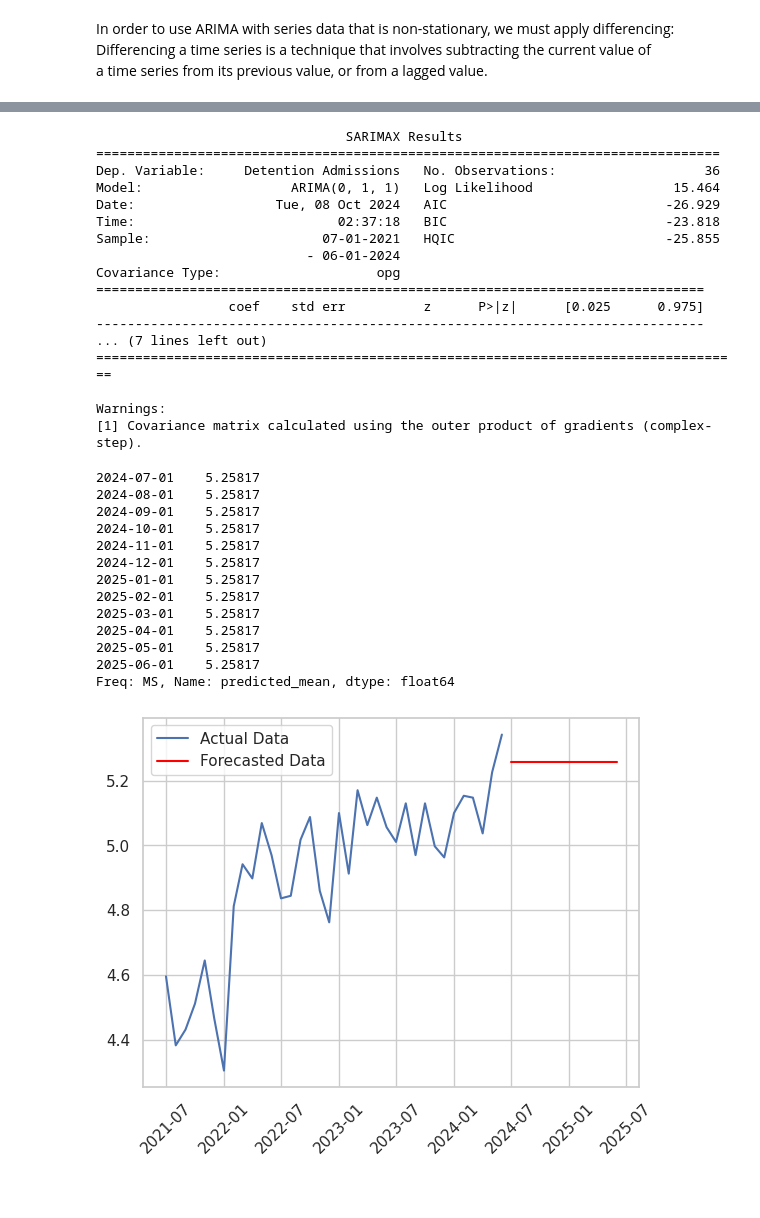
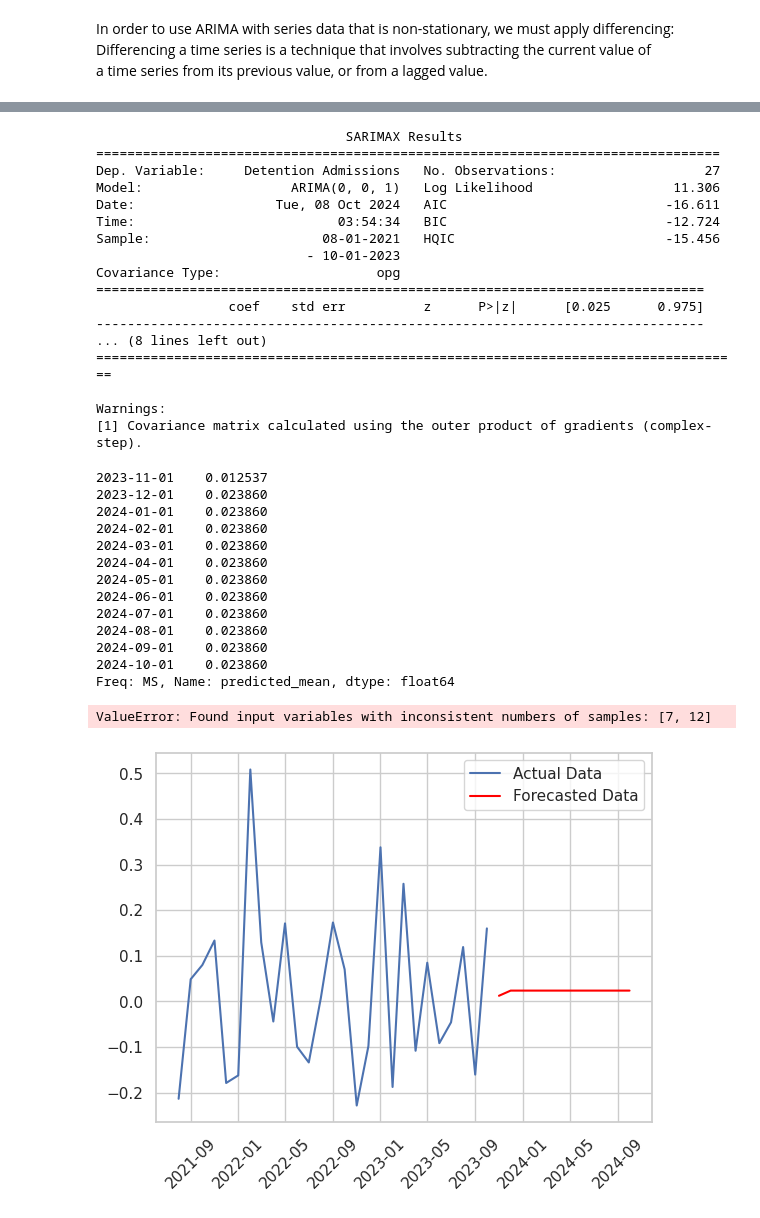
Before and after one commit to WilliamHallPortfolio/ACS_Juvenile_Justice_Project, a Jupyter notebook: ACS Flash Report Project.ipynb, the cells around one changed output, grey strips where cells are left out. Saved outputs shown, nothing was run; the diff lists cells and outputs as text; code cells hidden in the pictures.

```diff
--- a/ACS Flash Report Project.ipynb
+++ b/ACS Flash Report Project.ipynb
@@ -348,3 +353,6 @@ After using the **(ADF) test**, we see from the results that our data is not sta
 In order to use ARIMA with series data that is non-stationary, we must apply differencing: <br>
 Differencing a time series is a technique that involves subtracting the current value of <br>
 a time series from its previous value, or from a lagged value.
+# %%
+train_data_diff = train_data.diff().dropna()
+train_data_diff.head()
@@ -430,8 +503,8 @@ Warnings:
 from statsmodels.tsa.arima.model import ARIMA
 
 # Fitting the ARIMA model
-# p,d,q parameter from the best fit model:
-model = ARIMA(data, order=(0, 1, 1))  # Replace p, d, q with integers
+# p,d,q parameters from the best fit model:
+model = ARIMA(train_data_diff, order=(0, 0, 1))  # Replace p, d, q with integers
 model_fit = model.fit()
 
 # Model summary
@@ -439,17 +512,17 @@ print(model_fit.summary())
 # %% [output]
                                 SARIMAX Results
 ================================================================================
-Dep. Variable:     Detention Admissions   No. Observations:                   36
-Model:                   ARIMA(0, 1, 1)   Log Likelihood                  15.464
-Date:                  Tue, 08 Oct 2024   AIC                            -26.929
-Time:                          02:37:18   BIC                            -23.818
-Sample:                      07-01-2021   HQIC                           -25.855
-                           - 06-01-2024
+Dep. Variable:     Detention Admissions   No. Observations:                   27
+Model:                   ARIMA(0, 0, 1)   Log Likelihood                  11.306
+Date:                  Tue, 08 Oct 2024   AIC                            -16.611
+Time:                          03:54:34   BIC                            -12.724
+Sample:                      08-01-2021   HQIC                           -15.456
+                           - 10-01-2023
 Covariance Type:                    opg
 ==============================================================================
                  coef    std err          z      P>|z|      [0.025      0.975]
 ------------------------------------------------------------------------------
-... (7 lines left out)
+... (8 lines left out)
 ===================================================================================
 
 Warnings:
@@ -459,27 +532,38 @@ Warnings:
 forecast = model_fit.forecast(steps=12)
 print(forecast)
 # %% [output]
-2024-07-01    5.25817
-2024-08-01    5.25817
-2024-09-01    5.25817
-2024-10-01    5.25817
-2024-11-01    5.25817
-2024-12-01    5.25817
-2025-01-01    5.25817
-2025-02-01    5.25817
-2025-03-01    5.25817
-2025-04-01    5.25817
-2025-05-01    5.25817
-2025-06-01    5.25817
+2023-11-01    0.012537
+2023-12-01    0.023860
+2024-01-01    0.023860
+2024-02-01    0.023860
+2024-03-01    0.023860
+2024-04-01    0.023860
+2024-05-01    0.023860
+2024-06-01    0.023860
+2024-07-01    0.023860
+2024-08-01    0.023860
+2024-09-01    0.023860
+2024-10-01    0.023860
 Freq: MS, Name: predicted_mean, dtype: float64
+# %%
+################# FIX#########################################
+from sklearn.metrics import mean_absolute_error, mean_squared_error
+
+mae = mean_absolute_error(test_data_diff, forecast)
+rmse = np.sqrt(mean_squared_error(test_data_diff, forecast))
+
+print(f'MAE: {mae}')
+print(f'RMSE: {rmse}')
+# %% [output]
+ValueError: Found input variables with inconsistent numbers of samples: [7, 12]
 # %%
-plt.plot(data, label='Actual Data')
+plt.plot(train_data_diff, label='Actual Data')
 plt.plot(forecast, label='Forecasted Data', color='red')
 plt.xticks(rotation=45)
 plt.legend()
 plt.show()
 # %% [output]
-[figure, old version]
+[figure, new version]
 # %%
 # Plotting residual errors
 model_fit.plot_diagnostics(figsize=(10, 8))
```
Also changed, not shown: parts of 25 cells of this notebook.
